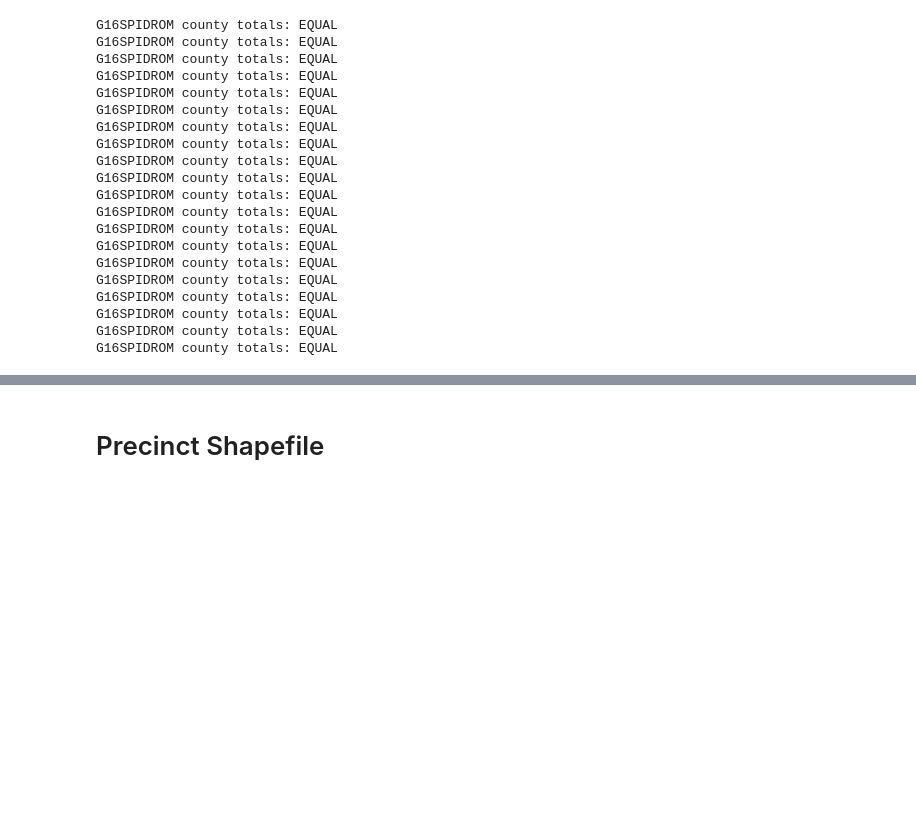
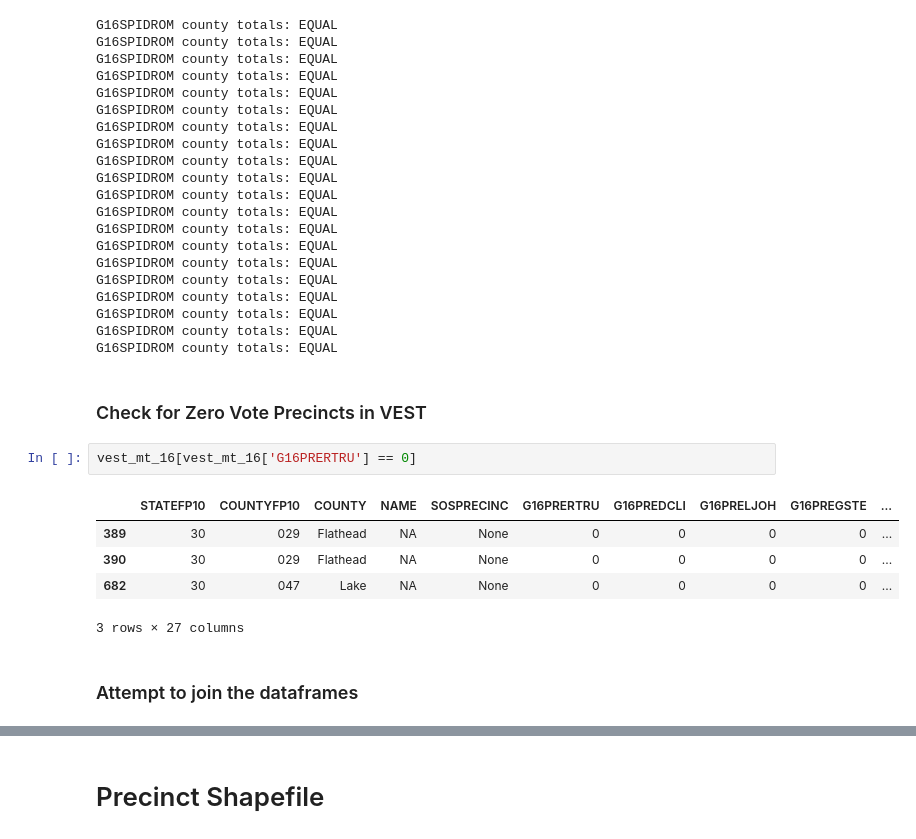
Before and after one commit to nonpartisan-redistricting-datahub/pdv-mt, a Jupyter notebook: vest-mt-2016/vest-mt-2016-validation.ipynb, the cells around one changed output, grey strips where cells are left out. Cells and saved outputs as stored; diff of their text form; blank space fills up the shorter version.

```diff
--- a/vest-mt-2016/vest-mt-2016-validation.ipynb
+++ b/vest-mt-2016/vest-mt-2016-validation.ipynb
@@ -326,3 +337,15 @@ G16SPIDROM county totals: EQUAL
 G16SPIDROM county totals: EQUAL
 G16SPIDROM county totals: EQUAL
 G16SPIDROM county totals: EQUAL
+# %% [markdown]
+### Check for Zero Vote Precincts in VEST
+# %%
+vest_mt_16[vest_mt_16['G16PRERTRU'] == 0]
+# %% [output]
+|  | STATEFP10 | COUNTYFP10 | COUNTY | NAME | SOSPRECINC | G16PRERTRU | G16PREDCLI | G16PRELJOH | G16PREGSTE | ... |
+| 389 | 30 | 029 | Flathead | NA | None | 0 | 0 | 0 | 0 | ... |
+| 390 | 30 | 029 | Flathead | NA | None | 0 | 0 | 0 | 0 | ... |
+| 682 | 30 | 047 | Lake | NA | None | 0 | 0 | 0 | 0 | ... |
+3 rows × 27 columns
+# %% [markdown]
+### Attempt to join the dataframes
```
Also changed, not shown: parts of 8 cells of this notebook.
